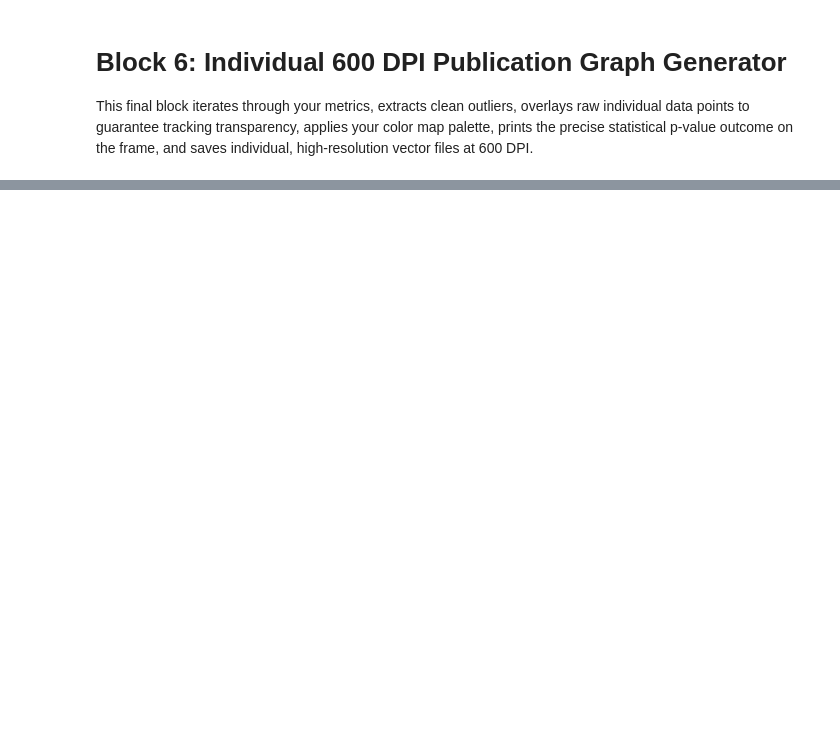
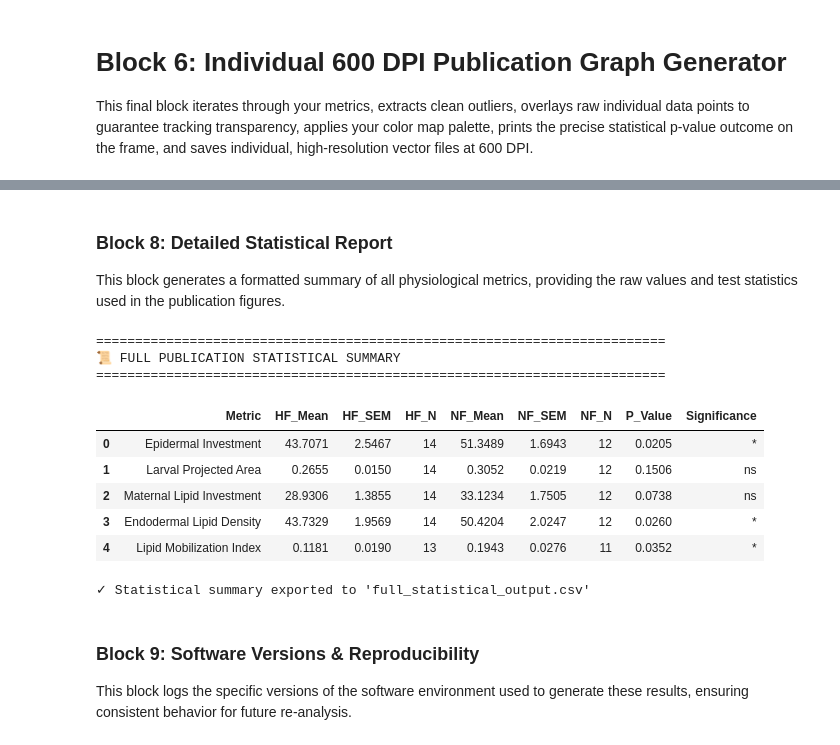
Before and after one commit to LielUziahu/12th_GetTogether, a Jupyter notebook: Histology_Morphometrics_and_Lipids.ipynb, the cells around one changed output, grey strips where cells are left out. Saved outputs shown, nothing was run; the diff lists cells and outputs as text; code cells hidden in the pictures; blank space fills up the shorter version.

```diff
--- a/Histology_Morphometrics_and_Lipids.ipynb
+++ b/Histology_Morphometrics_and_Lipids.ipynb
@@ -103,7 +105,8 @@ This core block performs normality checks (Shapiro-Wilk) group-by-group. If both
 # BLOCK 4: AUTOMATED PHYSIOLOGICAL STATISTICAL ASSAY
 # =========================================================================
 
-metrics_to_test = ['Ecto_Avg', 'Total_Area_um2', 'Vacuole_Percentage_Total', 'Vacuole_Percentage_Endoderm', 'Consumption_Index']
+# Updated to use the new mm2 column name
+metrics_to_test = ['Ecto_Avg', 'Total_Area_mm2', 'Vacuole_Percentage_Total', 'Vacuole_Percentage_Endoderm', 'Consumption_Index']
 stat_results_cache = {}
 
 print("=========================================================================")
@@ -131,18 +134,11 @@ for metric in metrics_to_test:
         t_stat, p_value = stats.mannwhitneyu(hf_sample, nf_sample, alternative='two-sided')
         test_used = "Non-Parametric Mann-Whitney U"
 
-    # Cache the p-value result to overlay directly onto the graphs in Block 5
+    # Cache the p-value result to overlay directly onto the graphs
     stat_results_cache[metric] = p_value
 
-    # Print the clean console report for copying into your methods draft
     print(f"Variable: {metric}")
-    print(f"  • Statistical Mechanism: {test_used}")
-    print(f"  • Shapiro-Wilk Normality Validation: HF p={hf_shapiro_p:.4f}, NF p={nf_shapiro_p:.4f} (Normal={is_normal})")
-    print(f"  • HF Cohort: Mean = {hf_sample.mean():.4f} ± {hf_sample.std():.4f} (n={len(hf_sample)})")
-    print(f"  • NF Cohort: Mean = {nf_sample.mean():.4f} ± {nf_sample.std():.4f} (n={len(nf_sample)})")
-    print(f"  • Comparative Result Parameter: Test Stat = {t_stat:.4f}, Final Significance p = {p_value:.4f}")
-    if p_value < 0.05:
-        print("    🚨 SIGNIFICANT REPLICATE TRAJECTORY SEPARATION DIVERGENCE")
+    print(f"  • Mean (HF): {hf_sample.mean():.4f}, Mean (NF): {nf_sample.mean():.4f}, p = {p_value:.4f}")
     print("-" * 73)
 # %% [output]
 =========================================================================
@@ -325,0 +300,55 @@ Statistical Outcome for Consumption_Index: p = 0.0352 *
+# %% [markdown]
+### Block 8: Detailed Statistical Report
+This block generates a formatted summary of all physiological metrics, providing the raw values and test statistics used in the publication figures.
+# %%
+import pandas as pd
+
+# --- DETAILED STATISTICAL REPORT GENERATOR ---
+stats_report = []
+
+for metric in metrics_to_test:
+    # Use the same outlier pruning logic as the plots
+    df_clean = prune_group_outliers(master_df, 'Morph', metric)
+
+    hf_data = df_clean[df_clean['Morph'] == 'HF'][metric]
+    nf_data = df_clean[df_clean['Morph'] == 'NF'][metric]
+
+    # Descriptive Stats
+    report_entry = {
+        'Metric': title_dictionary[metric],
+        'HF_Mean': hf_data.mean(),
+        'HF_SEM': hf_data.sem(),
+        'HF_N': len(hf_data),
+        'NF_Mean': nf_data.mean(),
+        'NF_SEM': nf_data.sem(),
+        'NF_N': len(nf_data),
+        'P_Value': stat_results_cache[metric],
+        'Significance': "***" if stat_results_cache[metric] < 0.001 else ("**" if stat_results_cache[metric] < 0.01 else ("*" if stat_results_cache[metric] < 0.05 else "ns"))
+    }
+    stats_report.append(report_entry)
+
+# Create a clean DataFrame for display
+df_stats_summary = pd.DataFrame(stats_report)
+
+print("=========================================================================")
+print("📜 FULL PUBLICATION STATISTICAL SUMMARY")
+print("=========================================================================")
+display(df_stats_summary.round(4))
+
+# Optional: Export to CSV for supplement
+df_stats_summary.to_csv("full_statistical_output.csv", index=False)
+print("\n✓ Statistical summary exported to 'full_statistical_output.csv'")
+# %% [output]
+=========================================================================
+📜 FULL PUBLICATION STATISTICAL SUMMARY
+=========================================================================
+|  | Metric | HF_Mean | HF_SEM | HF_N | NF_Mean | NF_SEM | NF_N | P_Value | Significance |
+| 0 | Epidermal Investment | 43.7071 | 2.5467 | 14 | 51.3489 | 1.6943 | 12 | 0.0205 | * |
+| 1 | Larval Projected Area | 0.2655 | 0.0150 | 14 | 0.3052 | 0.0219 | 12 | 0.1506 | ns |
+| 2 | Maternal Lipid Investment | 28.9306 | 1.3855 | 14 | 33.1234 | 1.7505 | 12 | 0.0738 | ns |
+| 3 | Endodermal Lipid Density | 43.7329 | 1.9569 | 14 | 50.4204 | 2.0247 | 12 | 0.0260 | * |
+| 4 | Lipid Mobilization Index | 0.1181 | 0.0190 | 13 | 0.1943 | 0.0276 | 11 | 0.0352 | * |
+✓ Statistical summary exported to 'full_statistical_output.csv'
+# %% [markdown]
+### Block 9: Software Versions & Reproducibility
+This block logs the specific versions of the software environment used to generate these results, ensuring consistent behavior for future re-analysis.
```
Also changed, not shown: parts of 9 cells of this notebook.
